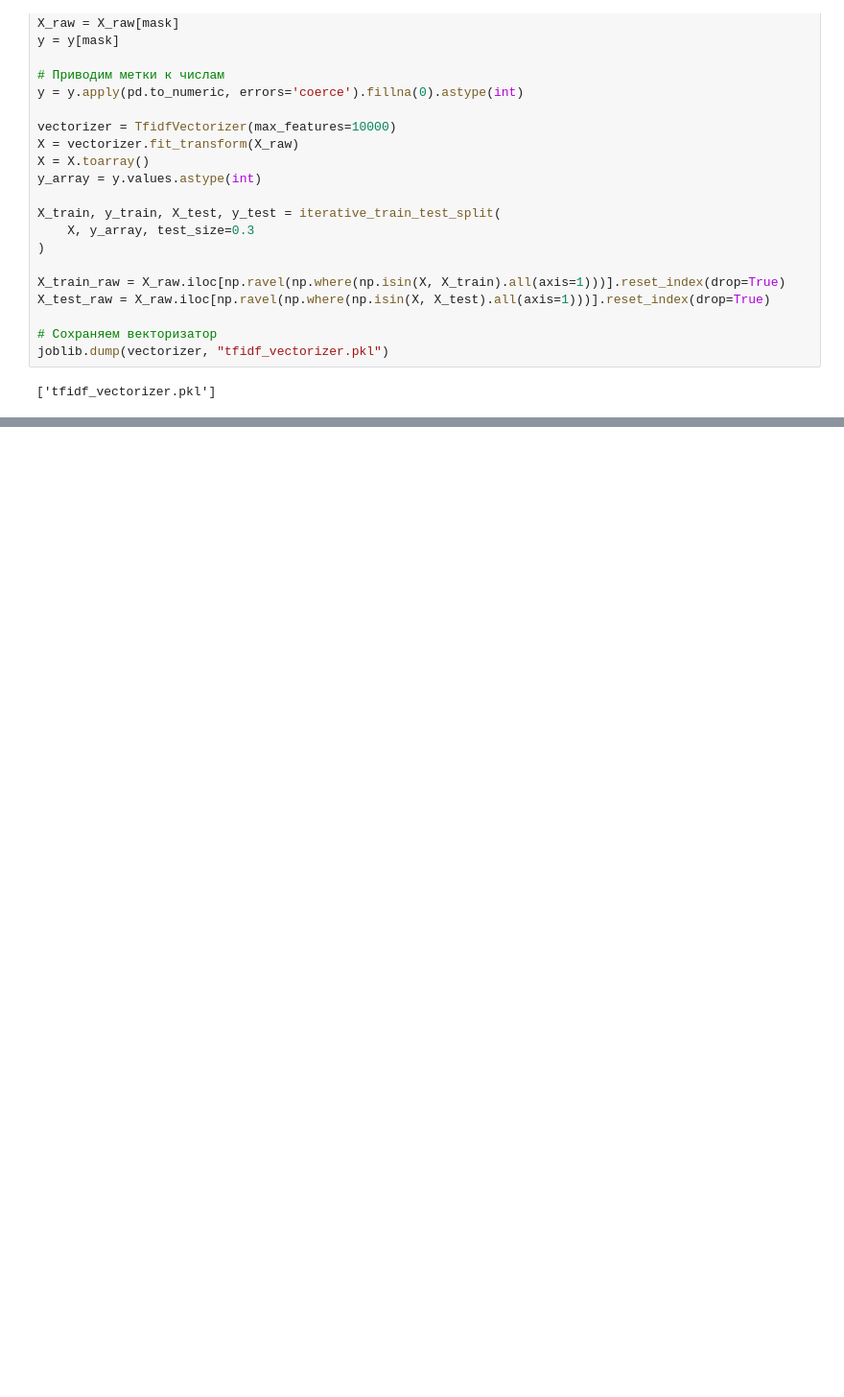
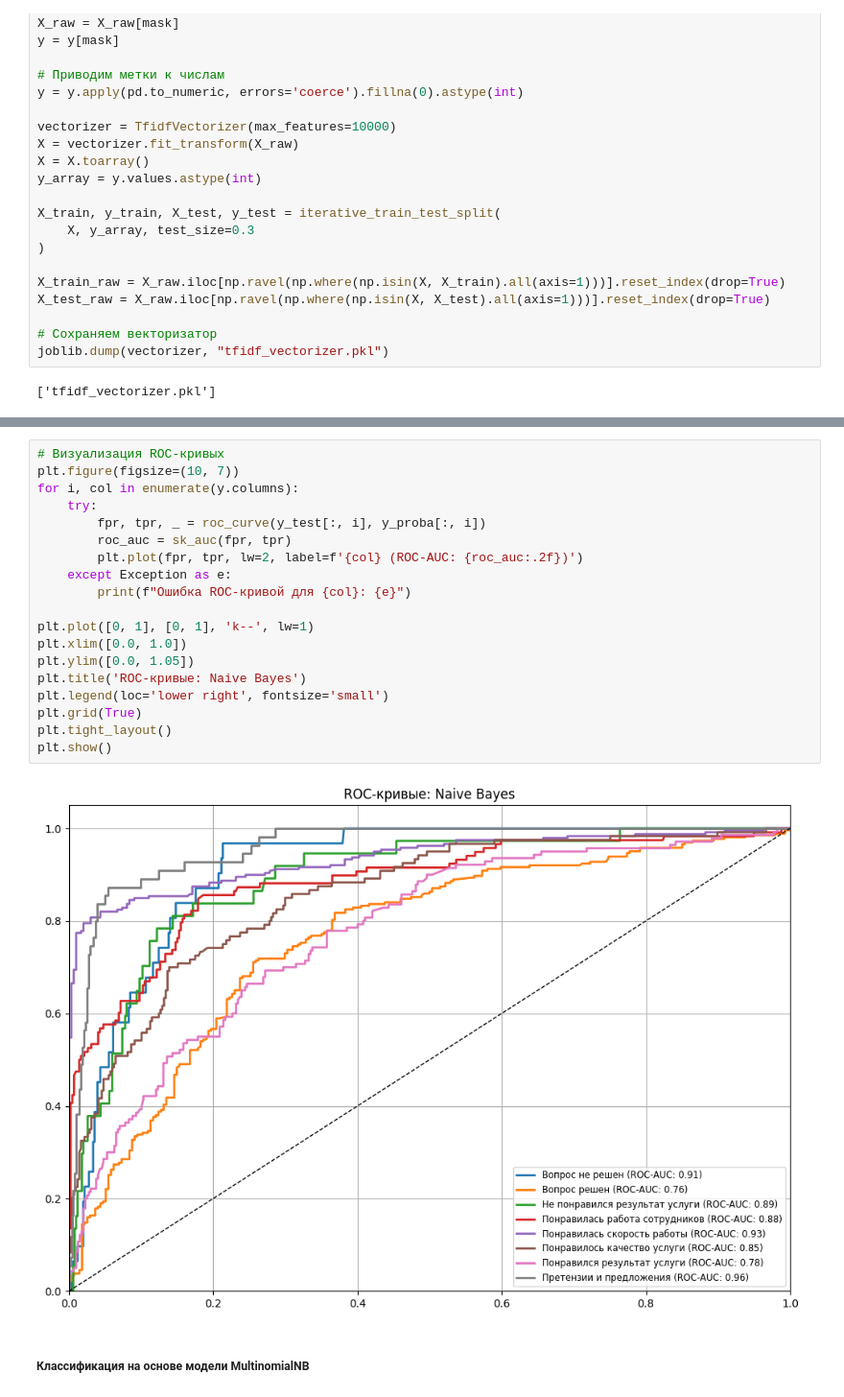
Before and after one commit to aanchik/intensiv-4, a Jupyter notebook: intensiv-4/anna/education.ipynb, the cells around one changed output, grey strips where cells are left out. Shown at 96% size. Cells and saved outputs as stored; diff of their text form; blank space fills up the shorter version.

```diff
--- a/intensiv-4/anna/education.ipynb
+++ b/intensiv-4/anna/education.ipynb
@@ -234,0 +315,23 @@ if __name__ == "__main__":
+# %%
+# Визуализация ROC-кривых
+plt.figure(figsize=(10, 7))
+for i, col in enumerate(y.columns):
+    try:
+        fpr, tpr, _ = roc_curve(y_test[:, i], y_proba[:, i])
+        roc_auc = sk_auc(fpr, tpr)
+        plt.plot(fpr, tpr, lw=2, label=f'{col} (ROC-AUC: {roc_auc:.2f})')
+    except Exception as e:
+        print(f"Ошибка ROC-кривой для {col}: {e}")
+
+plt.plot([0, 1], [0, 1], 'k--', lw=1)
+plt.xlim([0.0, 1.0])
+plt.ylim([0.0, 1.05])
+plt.title('ROC-кривые: Naive Bayes')
+plt.legend(loc='lower right', fontsize='small')
+plt.grid(True)
+plt.tight_layout()
+plt.show()
+# %% [output]
+[figure, added]
+# %% [markdown]
+##### Классификация на основе модели MultinomialNB
```
Also changed, not shown: parts of 10 cells of this notebook, 2 other files.
